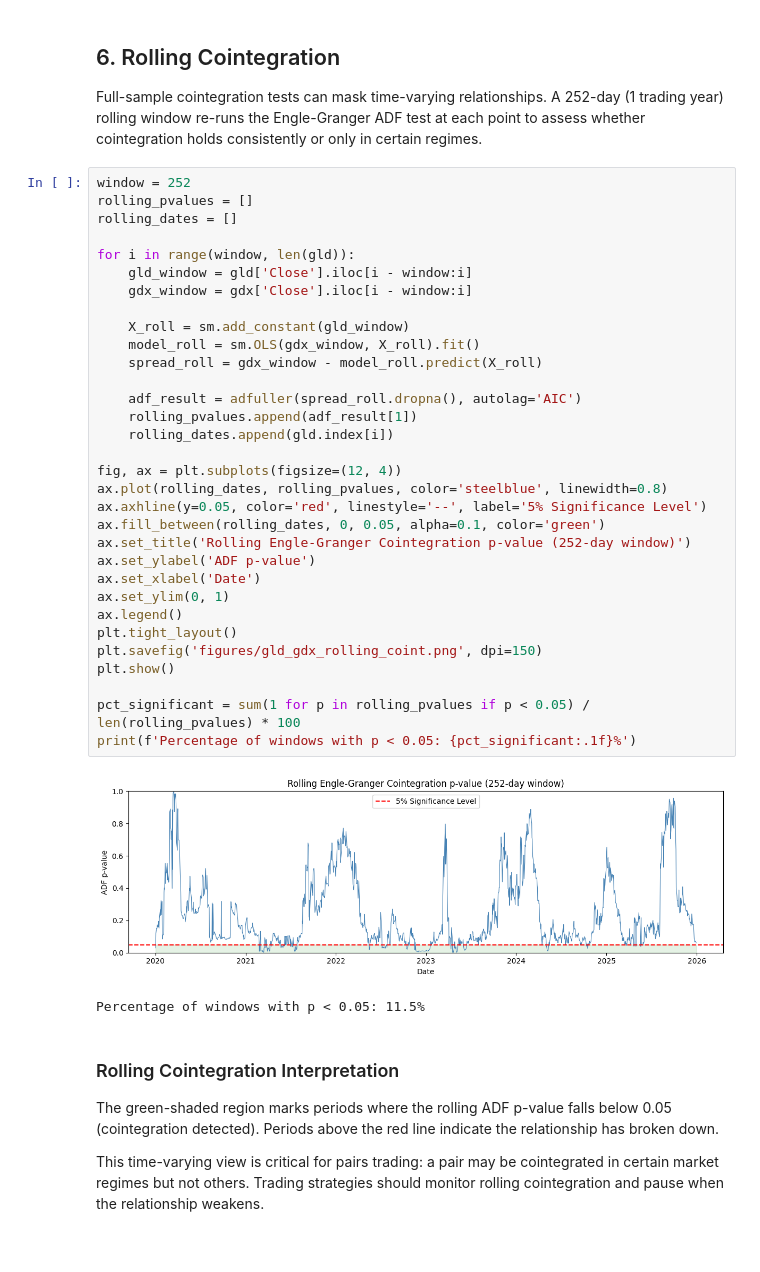
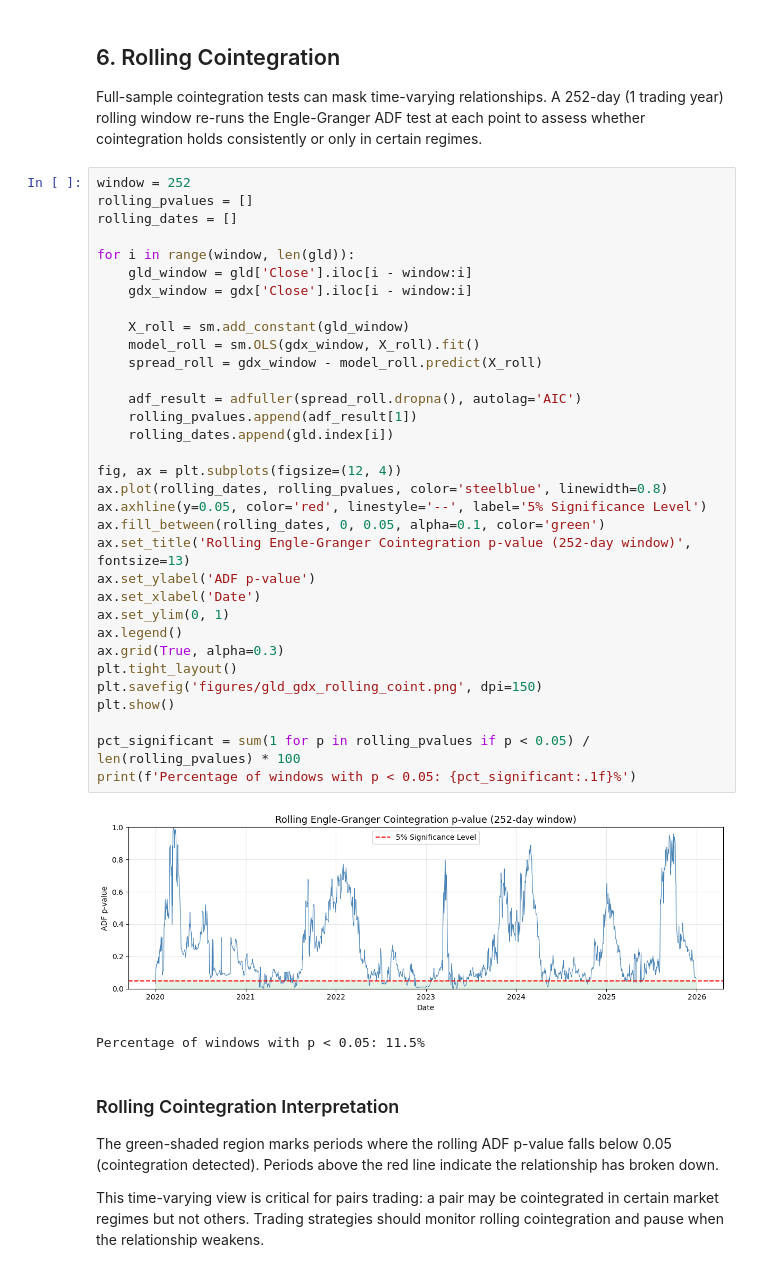
Before and after one commit to cee-emm-cee/financial-ts-models, a Jupyter notebook: notebooks/04_cointegration.ipynb, the cells around one changed output. Saved outputs shown, nothing was run; the diff lists cells and outputs as text.

```diff
--- a/notebooks/04_cointegration.ipynb
+++ b/notebooks/04_cointegration.ipynb
@@ -159,35 +165,36 @@ window = 252
 rolling_pvalues = []
 rolling_dates = []
 
 for i in range(window, len(gld)):
     gld_window = gld['Close'].iloc[i - window:i]
     gdx_window = gdx['Close'].iloc[i - window:i]
 
     X_roll = sm.add_constant(gld_window)
     model_roll = sm.OLS(gdx_window, X_roll).fit()
     spread_roll = gdx_window - model_roll.predict(X_roll)
 
     adf_result = adfuller(spread_roll.dropna(), autolag='AIC')
     rolling_pvalues.append(adf_result[1])
     rolling_dates.append(gld.index[i])
 
 fig, ax = plt.subplots(figsize=(12, 4))
 ax.plot(rolling_dates, rolling_pvalues, color='steelblue', linewidth=0.8)
 ax.axhline(y=0.05, color='red', linestyle='--', label='5% Significance Level')
 ax.fill_between(rolling_dates, 0, 0.05, alpha=0.1, color='green')
-ax.set_title('Rolling Engle-Granger Cointegration p-value (252-day window)')
+ax.set_title('Rolling Engle-Granger Cointegration p-value (252-day window)', fontsize=13)
 ax.set_ylabel('ADF p-value')
 ax.set_xlabel('Date')
 ax.set_ylim(0, 1)
 ax.legend()
+ax.grid(True, alpha=0.3)
 plt.tight_layout()
 plt.savefig('figures/gld_gdx_rolling_coint.png', dpi=150)
 plt.show()
 
 pct_significant = sum(1 for p in rolling_pvalues if p < 0.05) / len(rolling_pvalues) * 100
 print(f'Percentage of windows with p < 0.05: {pct_significant:.1f}%')
 # %% [output]
-[figure, old version]
+[figure, new version]
 Percentage of windows with p < 0.05: 11.5%
 # %% [markdown]
 ### Rolling Cointegration Interpretation
```
Also changed, not shown: parts of 5 cells of this notebook, 4 other files.
